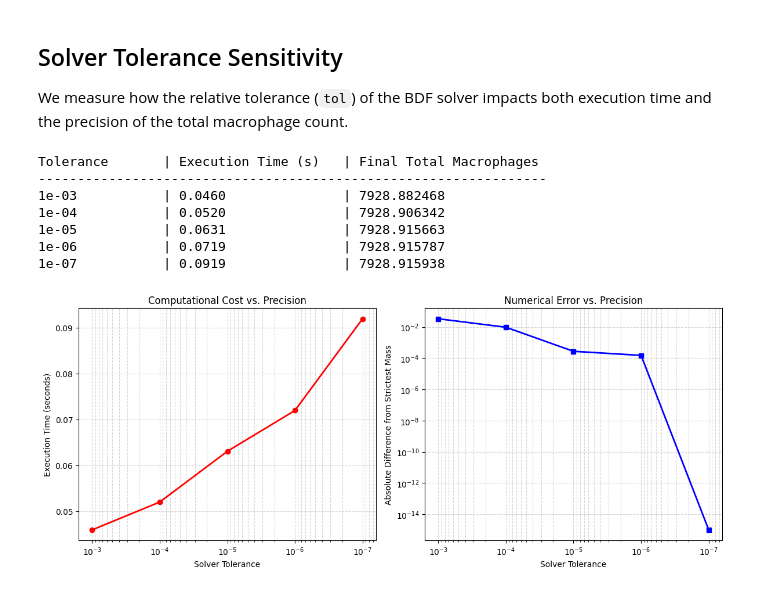
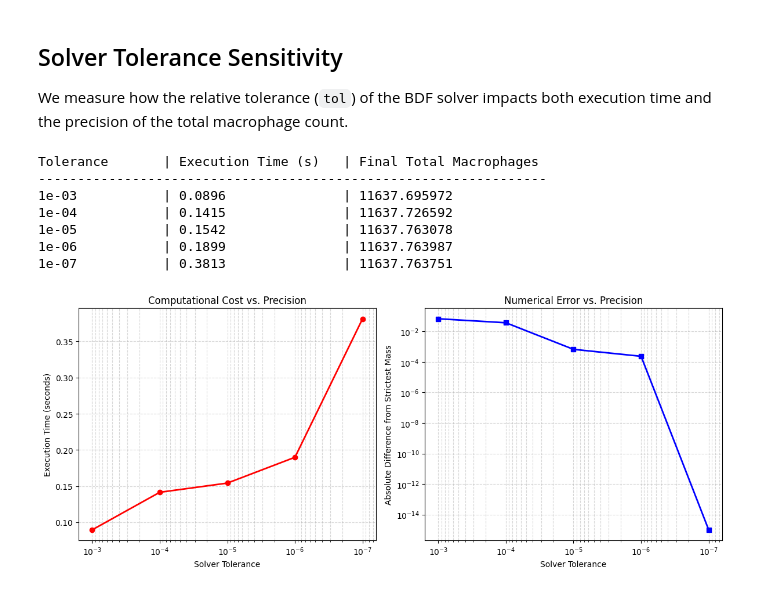
Before and after one commit to eleonoraagostinelli/VolumeFilling-Multiscale-Model, a Jupyter notebook: convergence_and_sensitivity_tests.ipynb, the cells around one changed output. Saved outputs shown, nothing was run; the diff lists cells and outputs as text; code cells hidden in the pictures.

```diff
--- a/convergence_and_sensitivity_tests.ipynb
+++ b/convergence_and_sensitivity_tests.ipynb
@@ -198,10 +197,13 @@ for tol in tolerances:
     p = get_base_params(tol=tol)
     model = MacrophageModel(p)
 
-    u0 = np.zeros((p.M + 1, p.N + 1)).ravel()
+    u0 = np.zeros((p.J + 1, p.N + 4))
+    u0[:,p.N+2:p.N+4] = 1.0
+    y0 = u0.ravel()
+    U, _ = model.solve(t_span, t_eval, y0=y0)
 
     start_time = time.time()
-    U, _ = model.solve(t_span, t_eval, y0=u0)
+    U, _ = model.solve(t_span, t_eval, y0=y0)
     end_time = time.time()
 
     diagnostics = model.compute_diagnostics(U)
@@ -221,36 +223,36 @@ errors = [abs(mass - ground_truth_mass) for mass in final_masses]
 
 # 3. Plot the results
 fig, (ax1, ax2) = plt.subplots(1, 2, figsize=(12, 5))
 
 # Plot 1: Execution Time
 ax1.plot(tolerances, execution_times, marker='o', color='red', linewidth=2)
 ax1.set_xscale('log')
 ax1.invert_xaxis() # We invert so stricter tolerance (smaller number) is on the right
 ax1.set_title("Computational Cost vs. Precision")
 ax1.set_xlabel("Solver Tolerance")
 ax1.set_ylabel("Execution Time (seconds)")
 ax1.grid(True, which="both", ls="--", alpha=0.5)
 
 # Plot 2: Mass Error
 # We replace exact 0.0 error with a tiny number so it plots on a log scale
 safe_errors = [e if e > 0 else 1e-15 for e in errors]
 ax2.plot(tolerances, safe_errors, marker='s', color='blue', linewidth=2)
 ax2.set_xscale('log')
 ax2.set_yscale('log')
 ax2.invert_xaxis()
 ax2.set_title("Numerical Error vs. Precision")
 ax2.set_xlabel("Solver Tolerance")
 ax2.set_ylabel("Absolute Difference from Strictest Mass")
 ax2.grid(True, which="both", ls="--", alpha=0.5)
 
 plt.tight_layout()
 plt.show()
 # %% [output]
 Tolerance       | Execution Time (s)   | Final Total Macrophages
 -----------------------------------------------------------------
-1e-03           | 0.0460               | 7928.882468
-1e-04           | 0.0520               | 7928.906342
-1e-05           | 0.0631               | 7928.915663
-1e-06           | 0.0719               | 7928.915787
-1e-07           | 0.0919               | 7928.915938
+1e-03           | 0.0896               | 11637.695972
+1e-04           | 0.1415               | 11637.726592
+1e-05           | 0.1542               | 11637.763078
+1e-06           | 0.1899               | 11637.763987
+1e-07           | 0.3813               | 11637.763751
-[figure, old version]
+[figure, new version]
```
Also changed, not shown: parts of 2 cells of this notebook.
